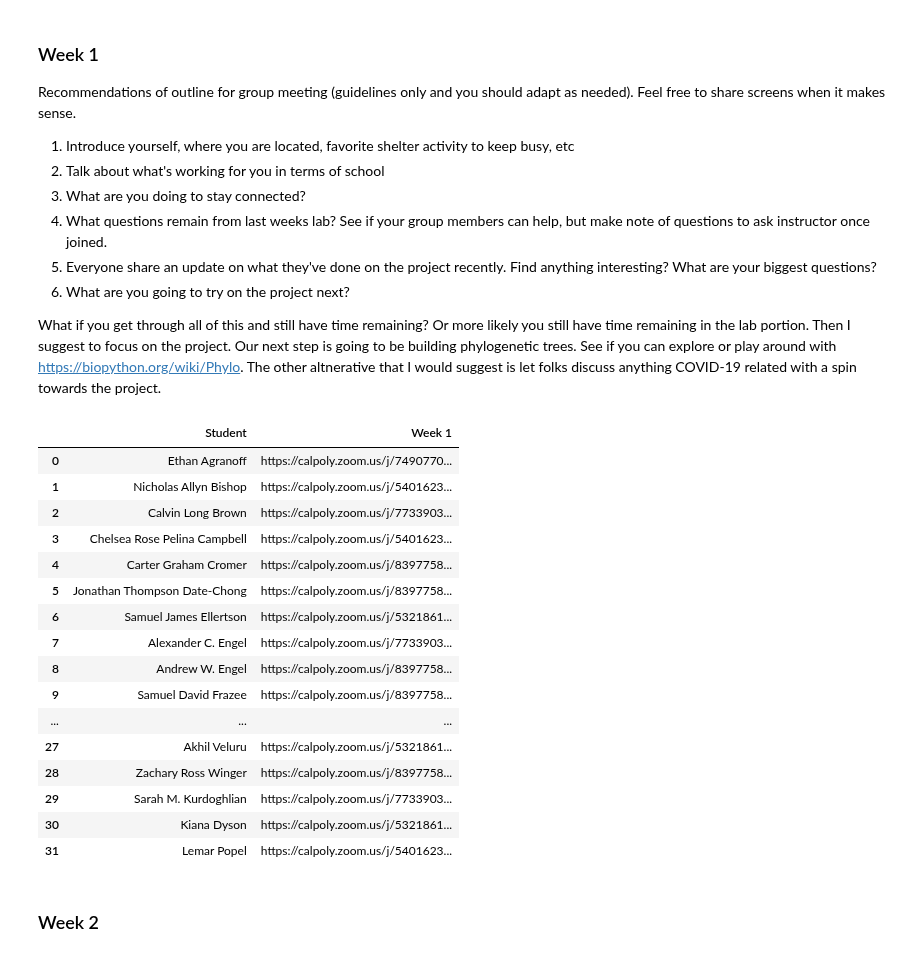
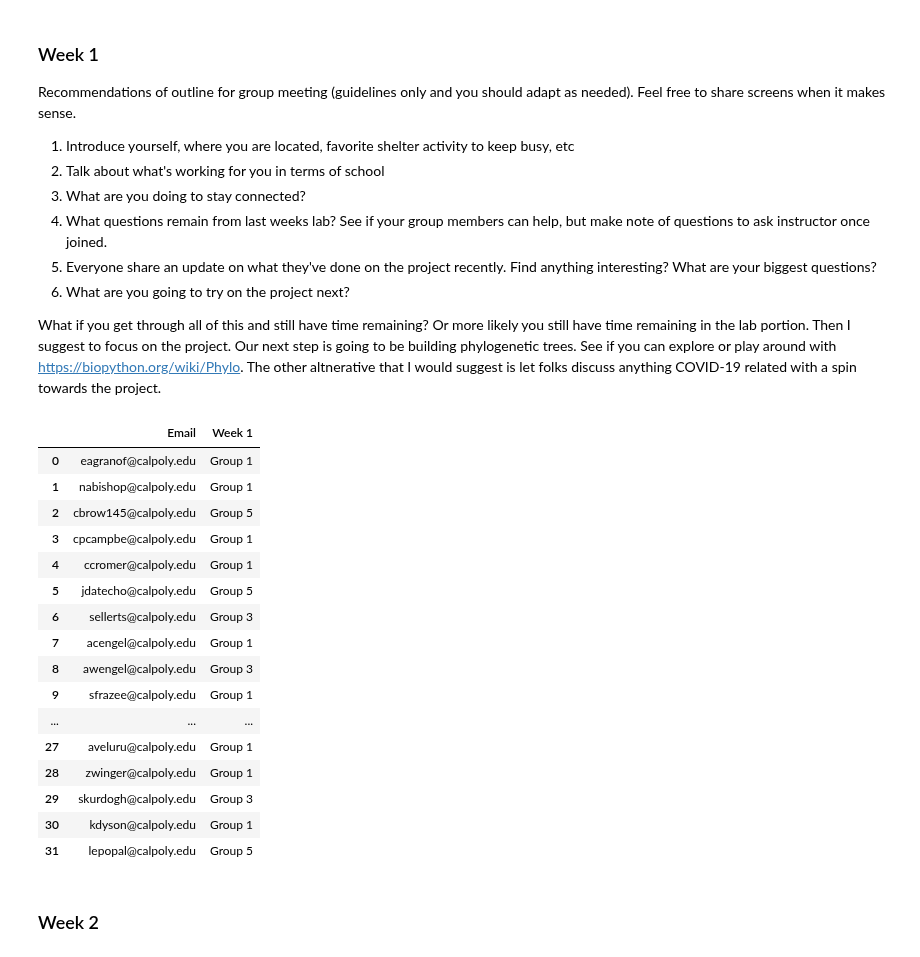
Before and after one commit to anderson-github-classroom/csc-448-student, a Jupyter notebook: groups/Assignments.ipynb, the cells around one changed output. Cells and saved outputs as stored; diff of their text form; code cells hidden in the pictures.

```diff
--- a/groups/Assignments.ipynb
+++ b/groups/Assignments.ipynb
@@ -3,12 +3,13 @@
 Please use the specific Zoom link each week that is listed by your name. The link will change every week in an effort to help cross-pollinate the course.
 # %%
 import pandas as pd
-zoom_links = pd.Series([
-    "https://calpoly.zoom.us/j/839775898?pwd=RnZOMVI4eG9xYjVobzhRbkpVUnU1dz09",
-    "https://calpoly.zoom.us/j/540162309?pwd=TlZMVEJIY0ExMGhUbE50MXUyb002Zz09",
-    "https://calpoly.zoom.us/j/773390302?pwd=Q3U1Z21OR1dwazdTVGZJeDJSUExOdz09",
-    "https://calpoly.zoom.us/j/532186140?pwd=aDV3REZEWndSc29iWXdHUjR5V0VMdz09",
-    "https://calpoly.zoom.us/j/749077038?pwd=WGNpUkt3NWZKMGhqT2NUTzFsWUc4QT09"
+zoom_link = "https://calpoly.zoom.us/j/95497024735?pwd=OUlMcXUrd1RXRHBpa21QcHZaZXU2UT09"
+breakout_rooms = pd.Series([
+    "A",
+    "B",
+    "C",
+    "D",
+    "E"
 ],index=["Group 1","Group 2","Group 3","Group 4","Group 5"])
-zoom_links
+breakout_rooms
 # %% [output]
@@ -25,13 +26,13 @@ students = pd.read_table("students.tsv",sep="\t")
 
 def make_clickable(val):
     # target _blank to open new window
-    return '<a target="_blank" href="{}">{}</a>'.format(val, val)
+    return '<a target="_blank" href="{}">{}</a>'.format(zoom_link, val)
 
 weeks = {}
 for i in range(1,10):
     col = 'Week %d'%i
-    students[col] = np.random.choice(zoom_links,size=len(students))
-    weeks[col] = students[["Student",col]]
+    students[col] = np.random.choice(breakout_rooms.index,size=len(students))
+    weeks[col] = students[["Email",col]]
     weeks[col] = weeks[col].style.format({col:make_clickable})
 # %% [markdown]
 ### Week 1
@@ -44,25 +45,26 @@ Recommendations of outline for group meeting (guidelines only and you should ada
 6. What are you going to try on the project next?
 
 What if you get through all of this and still have time remaining? Or more likely you still have time remaining in the lab portion. Then I suggest to focus on the project. Our next step is going to be building phylogenetic trees. See if you can explore or play around with https://biopython.org/wiki/Phylo. The other altnerative that I would suggest is let folks discuss anything COVID-19 related with a spin towards the project.
-# %%
-weeks['Week 1']
-# %% [output]
-|  | Student | Week 1 |
-| 0 | Ethan Agranoff | https://calpoly.zoom.us/j/7490770... |
-| 1 | Nicholas Allyn Bishop | https://calpoly.zoom.us/j/5401623... |
-| 2 | Calvin Long Brown | https://calpoly.zoom.us/j/7733903... |
-| 3 | Chelsea Rose Pelina Campbell | https://calpoly.zoom.us/j/5401623... |
-| 4 | Carter Graham Cromer | https://calpoly.zoom.us/j/8397758... |
-| 5 | Jonathan Thompson Date-Chong | https://calpoly.zoom.us/j/8397758... |
-| 6 | Samuel James Ellertson | https://calpoly.zoom.us/j/5321861... |
-| 7 | Alexander C. Engel | https://calpoly.zoom.us/j/7733903... |
-| 8 | Andrew W. Engel | https://calpoly.zoom.us/j/8397758... |
-| 9 | Samuel David Frazee | https://calpoly.zoom.us/j/8397758... |
-| ... | ... | ... |
-| 27 | Akhil Veluru | https://calpoly.zoom.us/j/5321861... |
-| 28 | Zachary Ross Winger | https://calpoly.zoom.us/j/8397758... |
-| 29 | Sarah M. Kurdoghlian | https://calpoly.zoom.us/j/7733903... |
-| 30 | Kiana Dyson | https://calpoly.zoom.us/j/5321861... |
-| 31 | Lemar Popel | https://calpoly.zoom.us/j/5401623... |
+# %%
+weeks['Week 1'].data.to_csv("week1.csv",header=False,index=False)
+weeks['Week 1']
+# %% [output]
+|  | Email | Week 1 |
+| 0 | eagranof@calpoly.edu | Group 1 |
+| 1 | nabishop@calpoly.edu | Group 1 |
+| 2 | cbrow145@calpoly.edu | Group 5 |
+| 3 | cpcampbe@calpoly.edu | Group 1 |
+| 4 | ccromer@calpoly.edu | Group 1 |
+| 5 | jdatecho@calpoly.edu | Group 5 |
+| 6 | sellerts@calpoly.edu | Group 3 |
+| 7 | acengel@calpoly.edu | Group 1 |
+| 8 | awengel@calpoly.edu | Group 3 |
+| 9 | sfrazee@calpoly.edu | Group 1 |
+| ... | ... | ... |
+| 27 | aveluru@calpoly.edu | Group 1 |
+| 28 | zwinger@calpoly.edu | Group 1 |
+| 29 | skurdogh@calpoly.edu | Group 3 |
+| 30 | kdyson@calpoly.edu | Group 1 |
+| 31 | lepopal@calpoly.edu | Group 5 |
 # %% [markdown]
 ### Week 2
```
Also changed, not shown: parts of 17 cells of this notebook, 9 other files.
